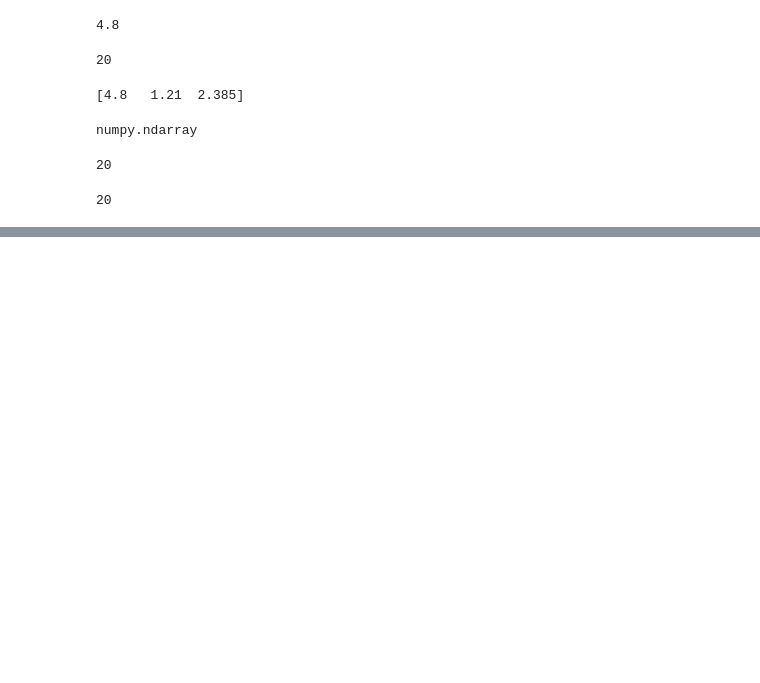
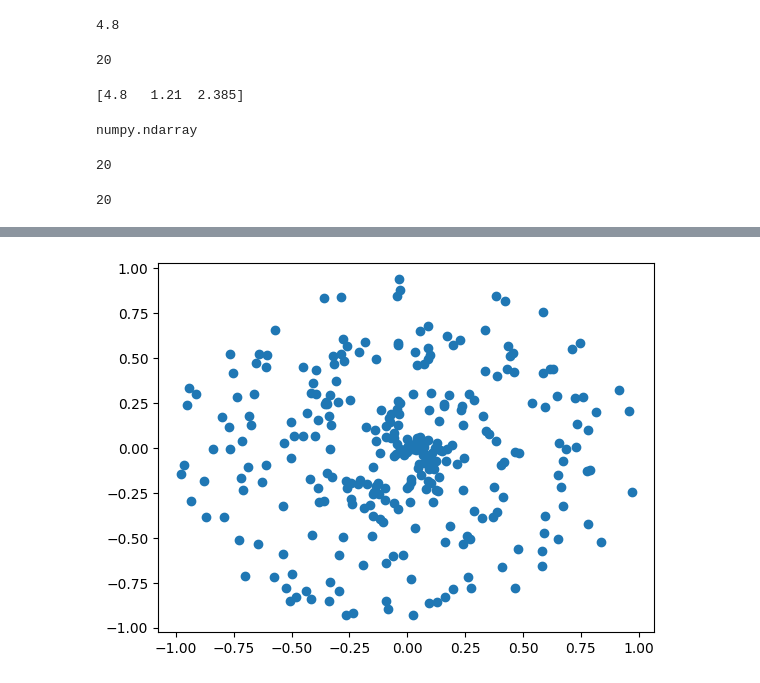
Before and after one commit to ahmet-f-gumustas/Neural-Networks-From-Scratch, a Jupyter notebook: 00-fisrt/Vectors-Matrix-Arrays.ipynb, the cells around one changed output, grey strips where cells are left out. Saved outputs shown, nothing was run; the diff lists cells and outputs as text; code cells hidden in the pictures; blank space fills up the shorter version.

```diff
--- a/00-fisrt/Vectors-Matrix-Arrays.ipynb
+++ b/00-fisrt/Vectors-Matrix-Arrays.ipynb
@@ -101,0 +240,7 @@ np.dot(a, b)
+# %%
+X, y = spiral_data(samples=100, classes=3)
+# %%
+plt.scatter(X[:, 0], X[:, 1])
+plt.show()
+# %% [output]
+[figure, added]
```
Also changed, not shown: parts of 33 cells of this notebook.
